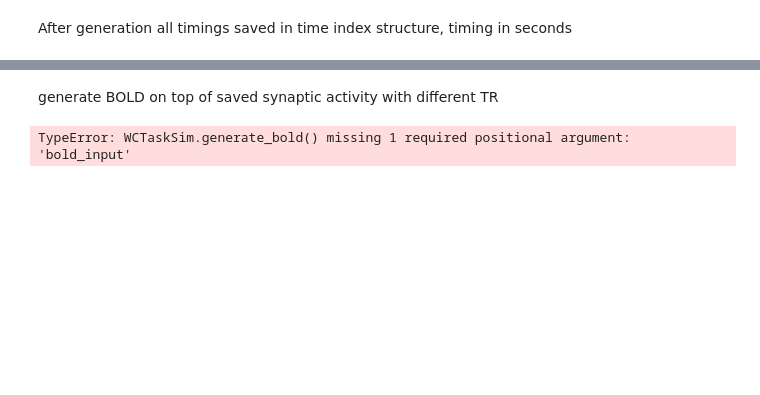
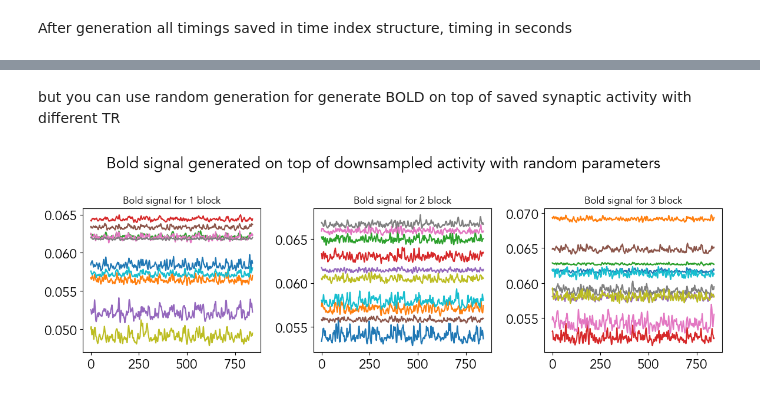
Before and after one commit to IHB-IBR-department/ER_simulator, a Jupyter notebook: notebooks/02Ex.BlockDesignOnset.ipynb, the cells around one changed output, grey strips where cells are left out. Cells and saved outputs as stored; diff of their text form; code cells hidden in the pictures; blank space fills up the shorter version.

```diff
--- a/notebooks/02Ex.BlockDesignOnset.ipynb
+++ b/notebooks/02Ex.BlockDesignOnset.ipynb
@@ -307,10 +307,22 @@ After generation all timings saved in time index structure, timing in seconds
 # %% [markdown]
-generate BOLD on top of saved synaptic activity with different TR
+but you can use random generation for generate BOLD on top of saved synaptic activity with different TR
 # %%
 bold_input = wc_block.activity['sa_series']
-wc_block.generate_bold(TR=0.75,
+time_BOLD, BOLD_random = wc_block.generate_bold(bold_input,
+                       dt=20,
+                       TR=0.75,
                        drop_first=0,
                        normalize_max=2,
-                       conv_type='BW')
+                       fix=False,
+                       conv_type='BW',
+                       **bw_params_random)
-# %% [output]
-TypeError: WCTaskSim.generate_bold() missing 1 required positional argument: 'bold_input'
+# %%
+ids = [10,20,30]
+fig, axs = plt.subplots(1, 3, figsize = (12,4))
+for i in range(3):
+    axs[i].plot(BOLD_random[i*10:i*10+10,12:].T);
+    axs[i].set_title(f"Bold signal for {i+1} block", fontsize=12);
+fig.suptitle("Bold signal generated on top of downsampled activity with random parameters");
+fig.tight_layout()
+# %% [output]
+[figure, added]
```
Also changed, not shown: parts of 7 cells of this notebook, 2 other files.
